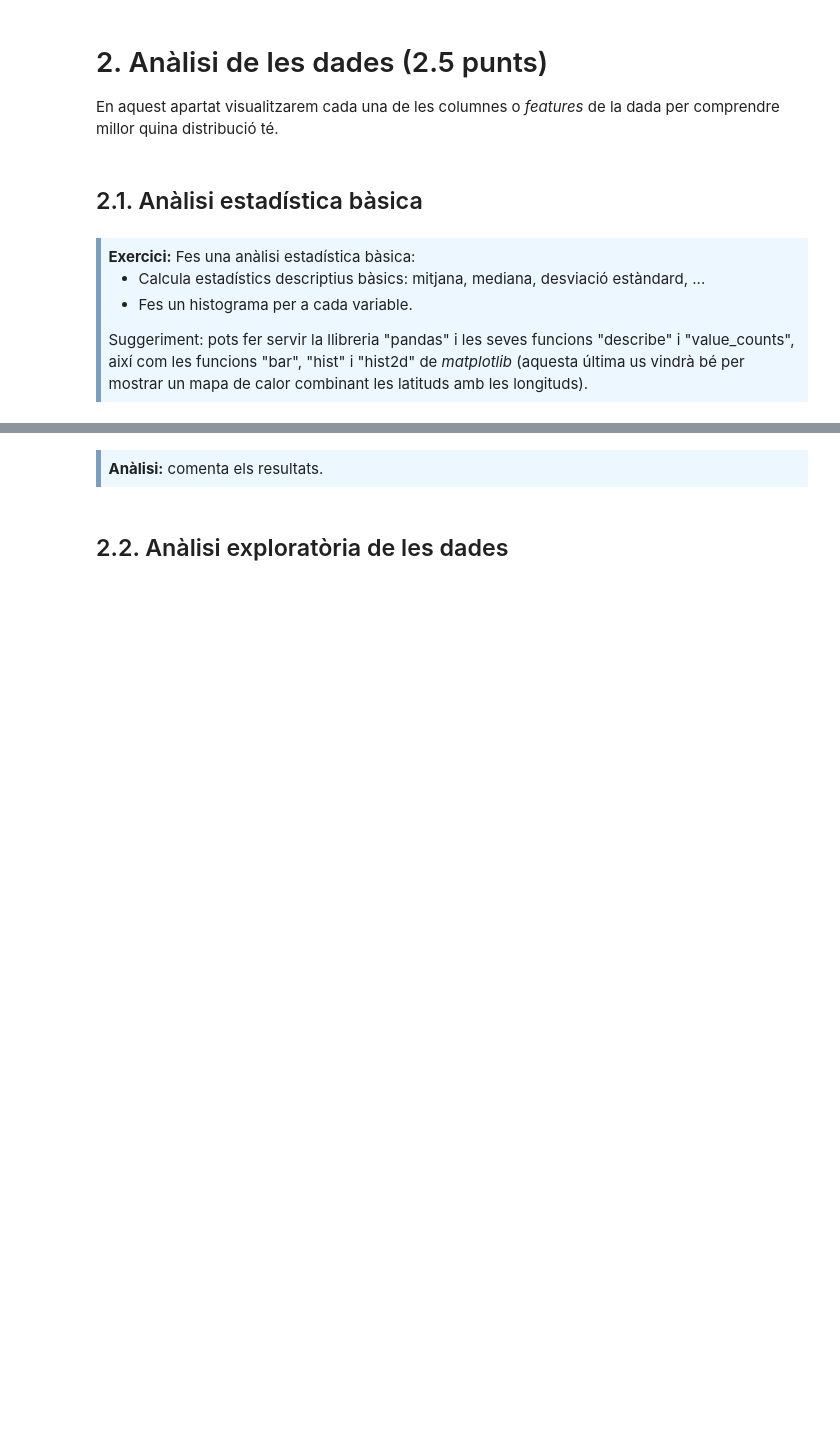
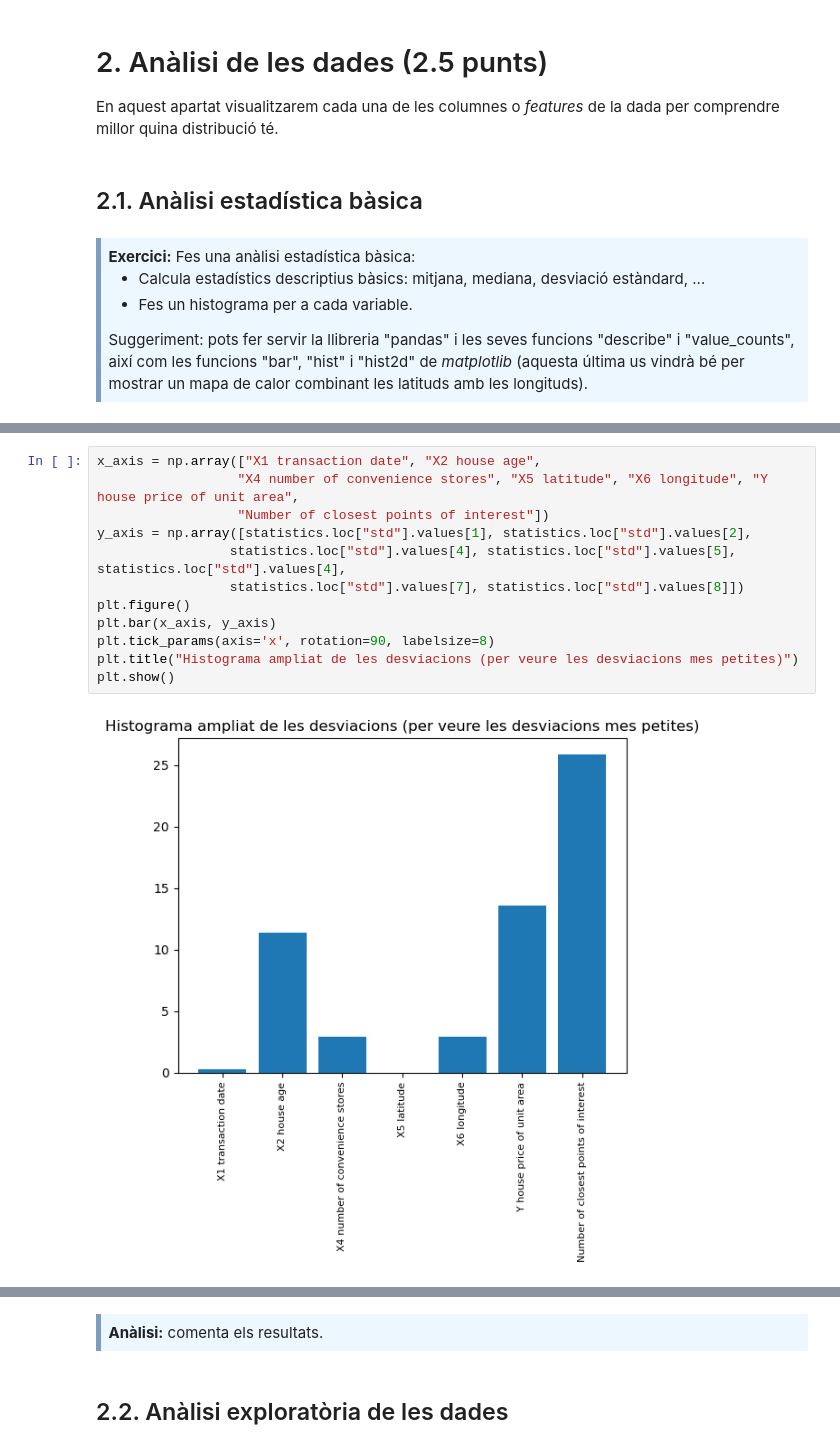
Before and after one commit to marc7666/PAC1-Aprenentatge-automatic, a Jupyter notebook: M2.991_20242_PAC1-Enunciat.ipynb, the cells around one changed output, grey strips where cells are left out. Saved outputs shown, nothing was run; the diff lists cells and outputs as text; blank space fills up the shorter version.

```diff
--- a/M2.991_20242_PAC1-Enunciat.ipynb
+++ b/M2.991_20242_PAC1-Enunciat.ipynb
@@ -313,0 +364,14 @@ Suggeriment: pots fer servir la llibreria "pandas" i les seves funcions "describ
+# %%
+x_axis = np.array(["X1 transaction date", "X2 house age",
+                  "X4 number of convenience stores", "X5 latitude", "X6 longitude", "Y house price of unit area",
+                  "Number of closest points of interest"])
+y_axis = np.array([statistics.loc["std"].values[1], statistics.loc["std"].values[2],
+                 statistics.loc["std"].values[4], statistics.loc["std"].values[5], statistics.loc["std"].values[4],
+                 statistics.loc["std"].values[7], statistics.loc["std"].values[8]])
+plt.figure()
+plt.bar(x_axis, y_axis)
+plt.tick_params(axis='x', rotation=90, labelsize=8)
+plt.title("Histograma ampliat de les desviacions (per veure les desviacions mes petites)")
+plt.show()
+# %% [output]
+[figure, added]
```
Also changed, not shown: parts of 11 cells of this notebook.
